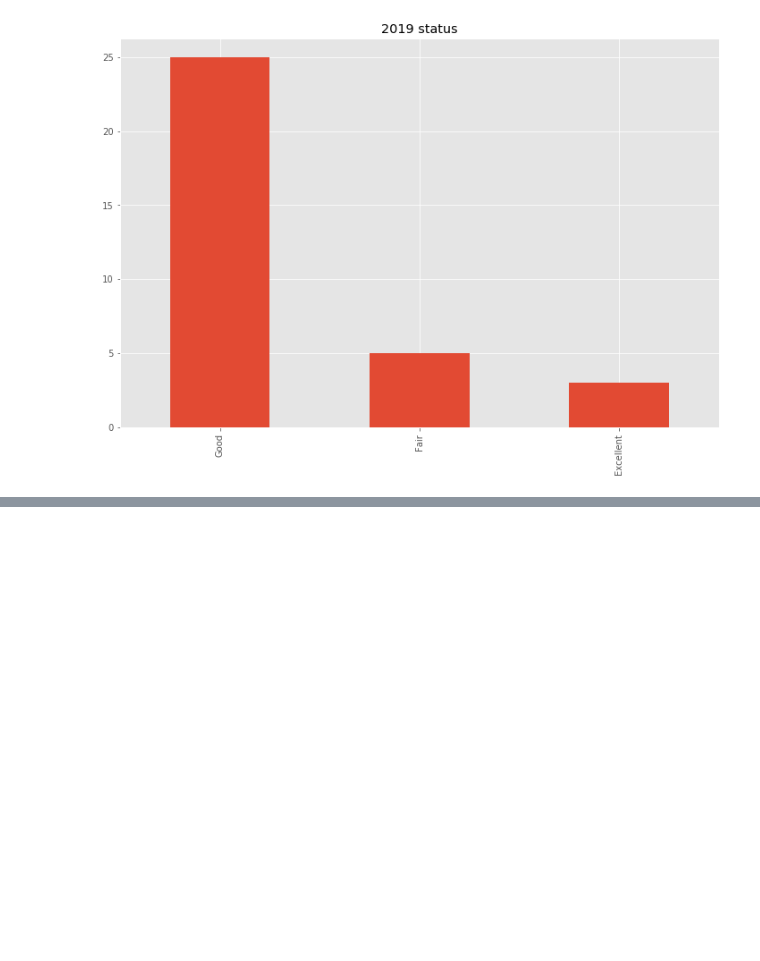
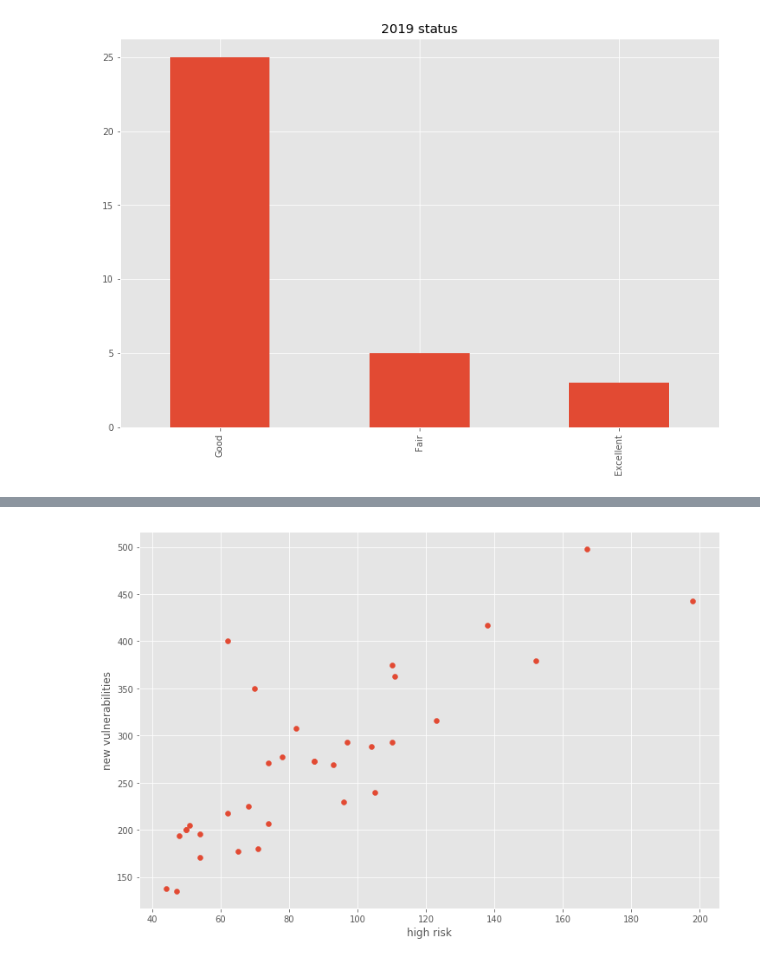
Before and after one commit to simprism/china_cyber, a Jupyter notebook: china_cyber.ipynb, the cells around one changed output, grey strips where cells are left out. Cells and saved outputs as stored; diff of their text form; code cells hidden in the pictures; blank space fills up the shorter version.

```diff
--- a/china_cyber.ipynb
+++ b/china_cyber.ipynb
@@ -72,0 +107,6 @@ _ = plt.legend()
+# %%
+_ = plt.scatter(df_cyber['high_risk'], df_cyber['new_vulnerabilities'])
+_ = plt.xlabel('high risk')
+_ = plt.ylabel('new vulnerabilities')
+# %% [output]
+[figure, added]
```
Also changed, not shown: parts of 17 cells of this notebook.
